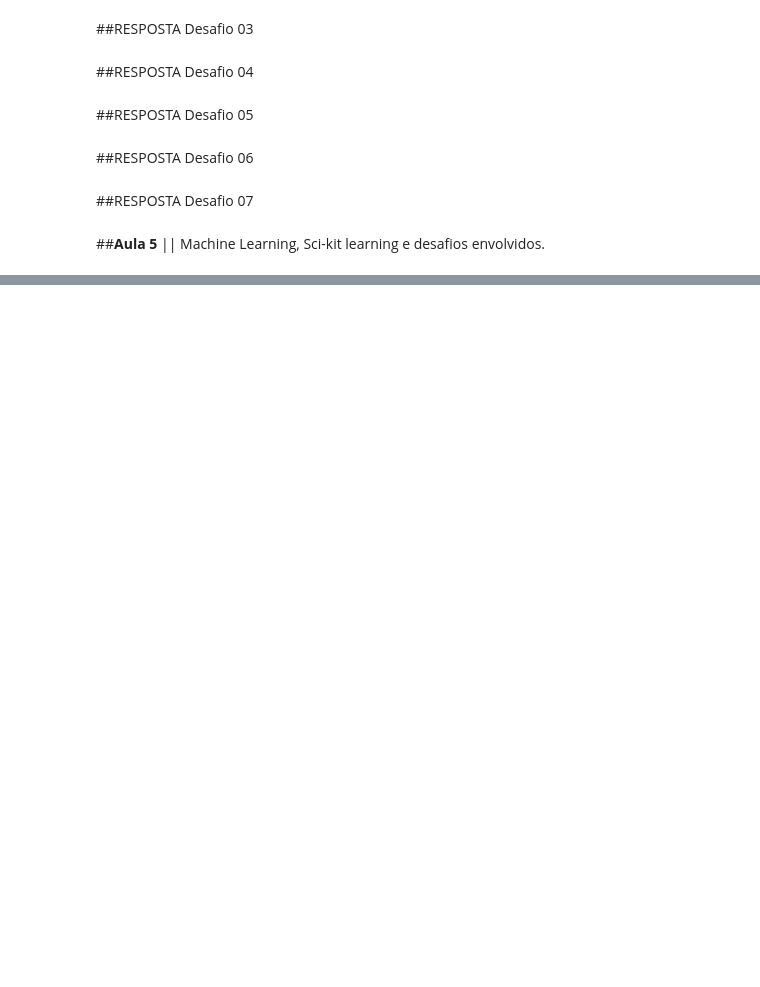
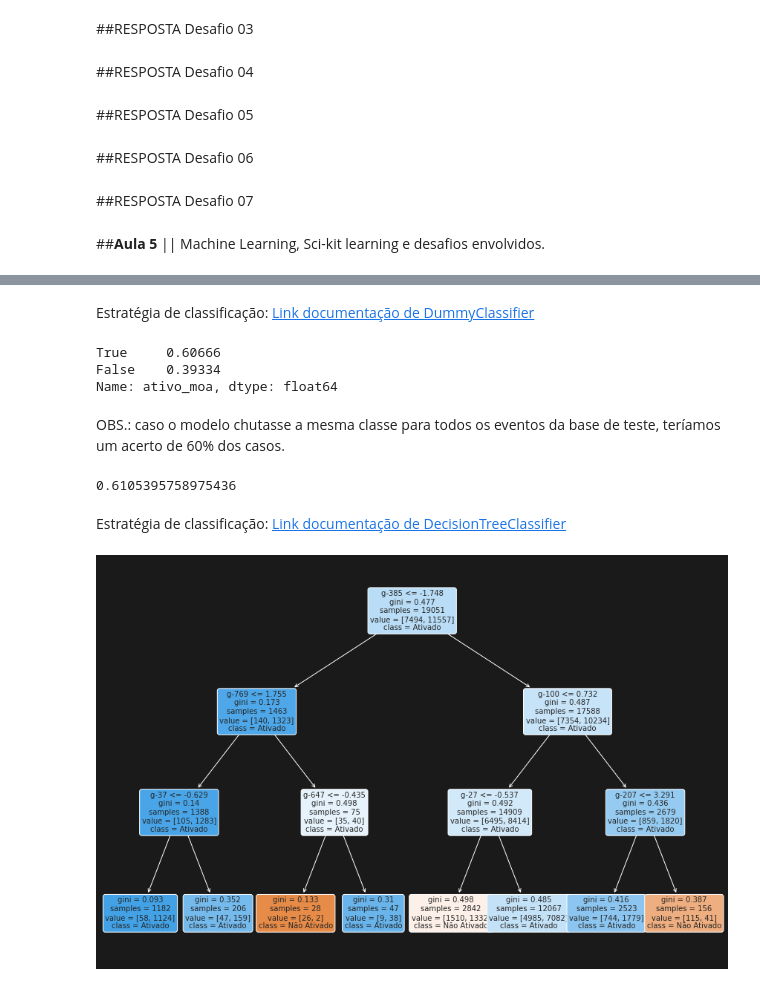
Before and after one commit to deboraa-gs/imersaodados3, a Jupyter notebook: Imersão_dados_Alura_Débora.ipynb, the cells around one changed output, grey strips where cells are left out. Drawn from its saved outputs; the diff is of its cells as text; code cells hidden in the pictures; blank space fills up the shorter version.

```diff
--- a/Imersão_dados_Alura_Débora.ipynb
+++ b/Imersão_dados_Alura_Débora.ipynb
@@ -1231,0 +1317,41 @@ Desafio 08: Resumo do que você aprendeu com os dados.
+# %% [markdown]
+Estratégia de classificação: [Link documentação de DummyClassifier](https://scikit-learn.org/stable/modules/generated/sklearn.dummy.DummyClassifier.html)
+# %%
+dados_combinados['ativo_moa'].value_counts(normalize=True)
+# %% [output]
+True     0.60666
+False    0.39334
+Name: ativo_moa, dtype: float64
+# %% [markdown]
+OBS.: caso o modelo chutasse a mesma classe para todos os eventos da base de teste, teríamos um acerto de 60% dos casos.
+# %%
+#treinando um modelo de arvore de decisão
+from sklearn.tree import DecisionTreeClassifier
+
+x = dados_combinados.select_dtypes('float64')
+y = dados_combinados['ativo_moa']
+x_treino, x_teste, y_treino, y_teste = train_test_split(x, y, test_size = 0.2, stratify=y, random_state=376)
+
+modelo_arvore = DecisionTreeClassifier(max_depth = 3)
+modelo_arvore.fit(x_treino, y_treino)
+modelo_arvore.score(x_teste, y_teste)
+# %% [output]
+0.6105395758975436
+# %% [markdown]
+Estratégia de classificação: [Link documentação de DecisionTreeClassifier](https://scikit-learn.org/stable/modules/generated/sklearn.tree.DecisionTreeClassifier.html)
+# %%
+#plotando figura da árvore de decisão
+from sklearn import tree
+
+fig, ax = plt.subplots(figsize=(15, 10), facecolor='k')
+tree.plot_tree(modelo_arvore,
+               ax=ax,
+               fontsize=10,
+               rounded=True,
+               filled=True,
+               feature_names=x_treino.columns,
+               class_names=['Não Ativado', 'Ativado'])
+
+plt.show()
+# %% [output]
+[figure, added]
```
Also changed, not shown: parts of 31 cells of this notebook.
